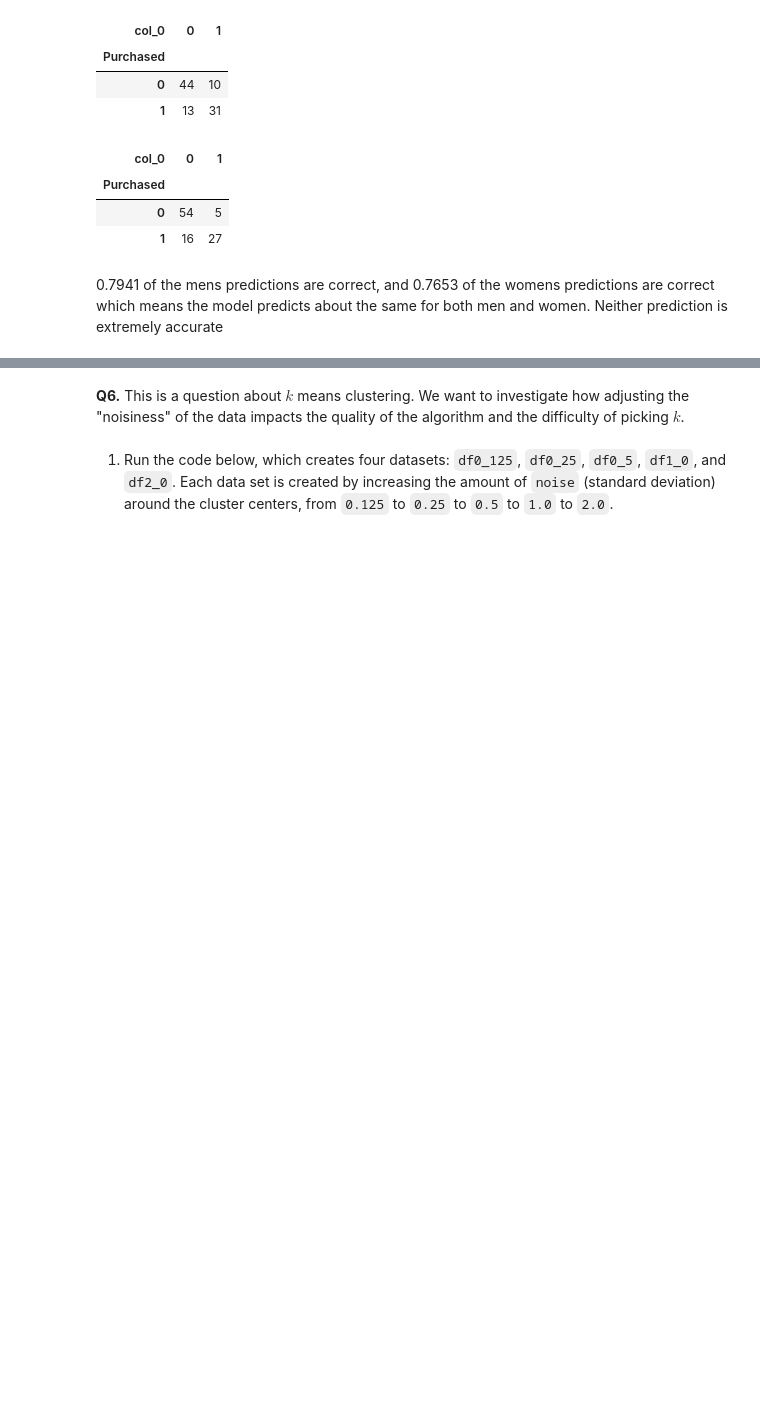
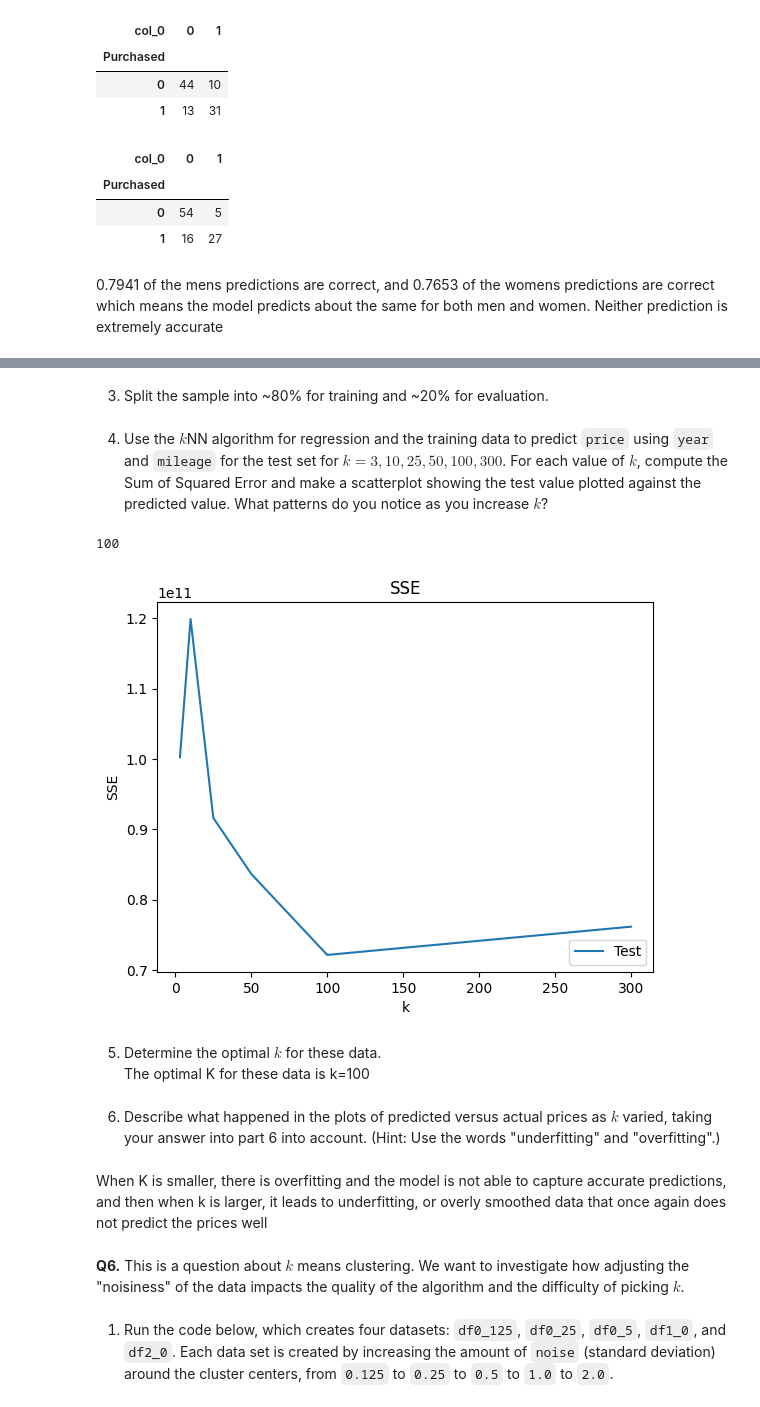
Before and after one commit to gdgurrola/assignment3, a Jupyter notebook: assignment_knn_and_kmc.ipynb, the cells around one changed output, grey strips where cells are left out. Saved outputs shown, nothing was run; the diff lists cells and outputs as text; code cells hidden in the pictures; blank space fills up the shorter version.

```diff
--- a/assignment_knn_and_kmc.ipynb
+++ b/assignment_knn_and_kmc.ipynb
@@ -229,0 +162,7 @@ OK, those are the data: Labels attached to handwritten digits encoded as a matri
+# %%
+import pandas as pd
+cars_df = pd.read_csv('./data/USA_cars_datasets.csv')
+cars_df = cars_df[['price', 'year', 'mileage']]
+print(cars_df.columns)
+
+print(cars_df.shape)
@@ -229,0 +192,10 @@ OK, those are the data: Labels attached to handwritten digits encoded as a matri
+# %%
+vars = ['year','mileage']
+X = cars_df.loc[:,vars]
+y = cars_df['price']
+
+def maxmin(x):
+    x = (x-min(x))/(max(x)-min(x))
+    return x
+X = X.apply(maxmin)
+X.describe()
@@ -230,3 +212,43 @@ OK, those are the data: Labels attached to handwritten digits encoded as a matri
+# %% [markdown]
+
+3. Split the sample into ~80% for training and ~20% for evaluation.
+# %%
+from sklearn.model_selection import train_test_split
+X_train,X_test, y_train, y_test = train_test_split(X,y,test_size=0.2,)
+# %% [markdown]
+4. Use the $k$NN algorithm for regression and the training data to predict `price` using `year` and `mileage` for the test set for $k=3,10,25,50,100,300$. For each value of $k$, compute the Sum of Squared Error and make a scatterplot showing the test value plotted against the predicted value. What patterns do you notice as you increase $k$?
+# %%
+k_bar = [3,10,25,50,100,300]
+y_predicted = []
+SSE = np.zeros(len(k_bar))
+for i,k in enumerate(k_bar):
+    model = KNeighborsClassifier(n_neighbors=k+1)
+    fitted_model = model.fit(X_train,y_train)
+    y_hat = fitted_model.predict(X_test)
+    SSE[i] = np.sum((y_test-y_hat)**2)
+    y_predicted.append(y_hat)
+
+min_index = np.argmin(SSE)
+k_star = k_bar[min_index]
+
+print(k_star)
+
+plt.plot(k_bar, SSE, label='Test')
+plt.xlabel("k")
+plt.ylabel('SSE')
+plt.legend(loc= 'lower right')
+plt.title("SSE")
+plt.show()
+# %% [output]
+100
+[figure, added]
+# %% [markdown]
+5. Determine the optimal $k$ for these data. <br>
+The optimal K for these data is k=100
+# %% [markdown]
+6. Describe what happened in the plots of predicted versus actual prices as $k$ varied, taking your answer into part 6 into account. (Hint: Use the words "underfitting" and "overfitting".)
+# %% [markdown]
+When K is smaller, there is overfitting and the model is not able to capture accurate predictions, and then when k is larger, it leads to underfitting, or overly smoothed data that once again does not predict the prices well
 # %% [markdown]
 **Q6.** This is a question about $k$ means clustering. We want to investigate how adjusting the "noisiness" of the data impacts the quality of the algorithm and the difficulty of picking $k$.
 # %% [markdown]
```
Also changed, not shown: parts of 11 cells of this notebook.
